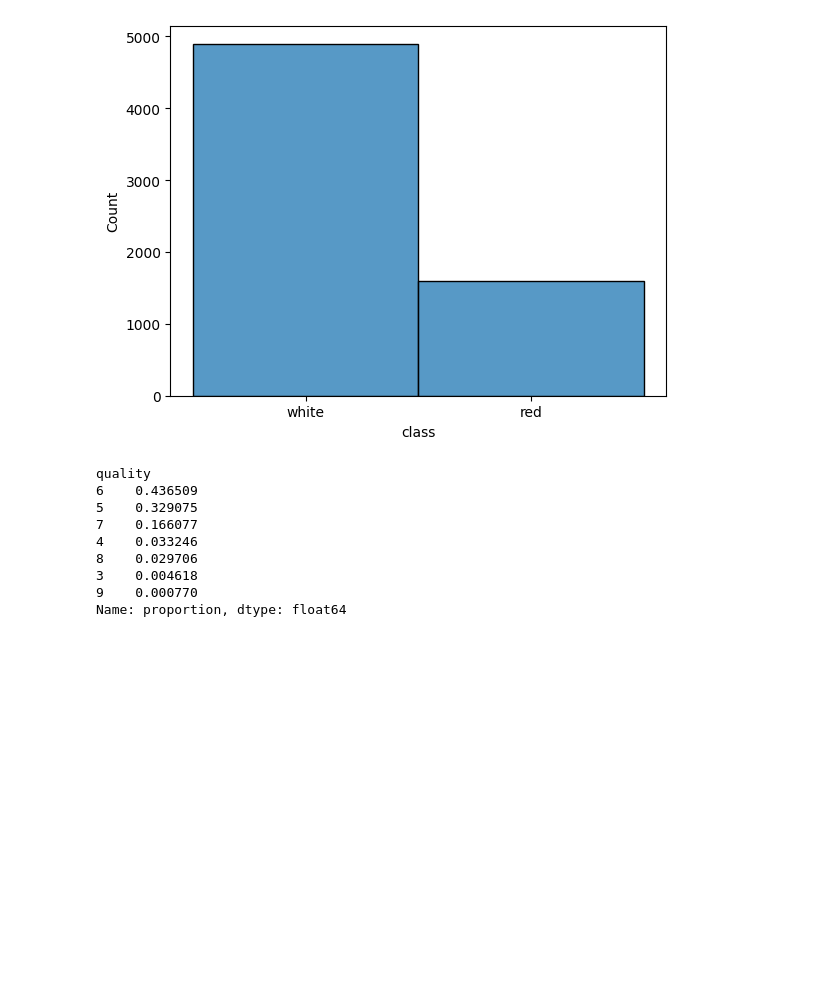
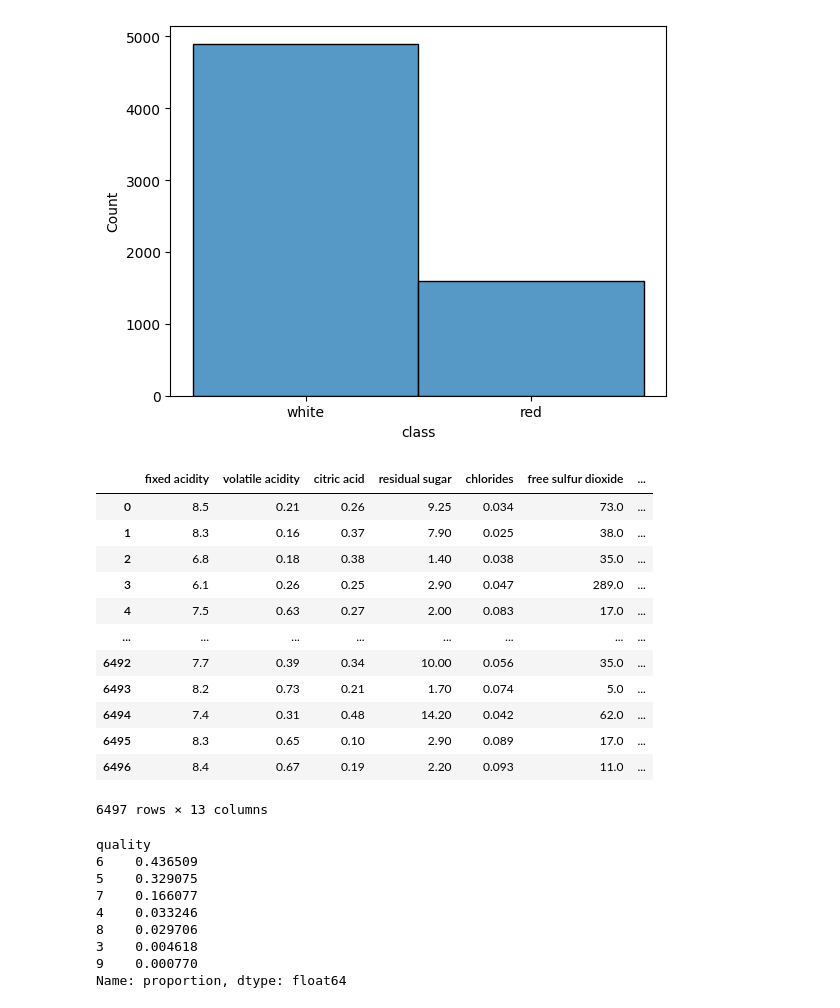
Before and after one commit to JBC2024/ONLINE_DS_THEBRIDGE_JBC, a Jupyter notebook: 04_Machine_Learning/Sprint_12/Unidad_02/Practica_Obligatoria/18_Practica_Obligatoria_Repaso_Aprendizaje_Supervisado.ipynb, the cells around one changed output. Cells and saved outputs as stored; diff of their text form; code cells hidden in the pictures; blank space fills up the shorter version.

```diff
--- a/04_Machine_Learning/Sprint_12/Unidad_02/Practica_Obligatoria/18_Practica_Obligatoria_Repaso_Aprendizaje_Supervisado.ipynb
+++ b/04_Machine_Learning/Sprint_12/Unidad_02/Practica_Obligatoria/18_Practica_Obligatoria_Repaso_Aprendizaje_Supervisado.ipynb
@@ -111,6 +111,26 @@ white    0.753886
 red      0.246114
 Name: proportion, dtype: float64
 [figure]
+# %%
+# Transformamos a numéricos los valores de 'class'
+df.loc[df[target_cat_1] == "red", target_cat_1] = "1"
+df.loc[df[target_cat_1] == "white", target_cat_1] = "2"
+# %%
+df
+# %% [output]
+|  | fixed acidity | volatile acidity | citric acid | residual sugar | chlorides | free sulfur dioxide | ... |
+| 0 | 8.5 | 0.21 | 0.26 | 9.25 | 0.034 | 73.0 | ... |
+| 1 | 8.3 | 0.16 | 0.37 | 7.90 | 0.025 | 38.0 | ... |
+| 2 | 6.8 | 0.18 | 0.38 | 1.40 | 0.038 | 35.0 | ... |
+| 3 | 6.1 | 0.26 | 0.25 | 2.90 | 0.047 | 289.0 | ... |
+| 4 | 7.5 | 0.63 | 0.27 | 2.00 | 0.083 | 17.0 | ... |
+| ... | ... | ... | ... | ... | ... | ... | ... |
+| 6492 | 7.7 | 0.39 | 0.34 | 10.00 | 0.056 | 35.0 | ... |
+| 6493 | 8.2 | 0.73 | 0.21 | 1.70 | 0.074 | 5.0 | ... |
+| 6494 | 7.4 | 0.31 | 0.48 | 14.20 | 0.042 | 62.0 | ... |
+| 6495 | 8.3 | 0.65 | 0.10 | 2.90 | 0.089 | 17.0 | ... |
+| 6496 | 8.4 | 0.67 | 0.19 | 2.20 | 0.093 | 11.0 | ... |
+6497 rows × 13 columns
 # %%
 # Target categorica 2: Distribución 'quality'
 target_num = "quality"
```
Also changed, not shown: parts of 11 cells of this notebook.
